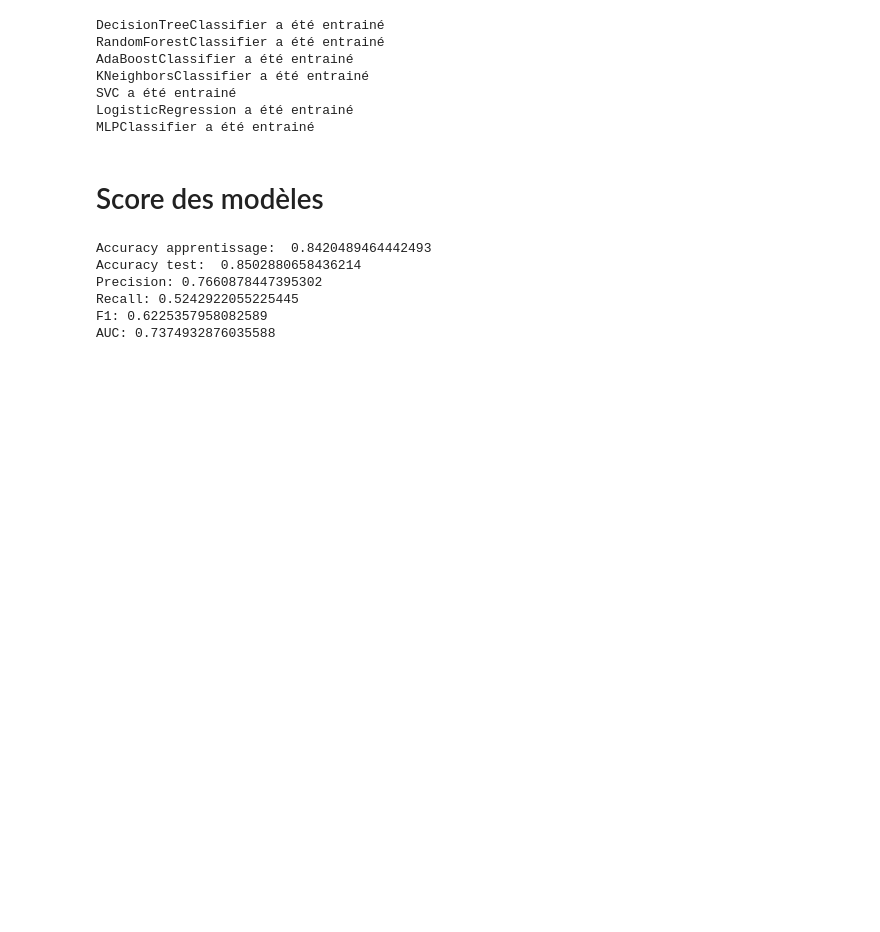
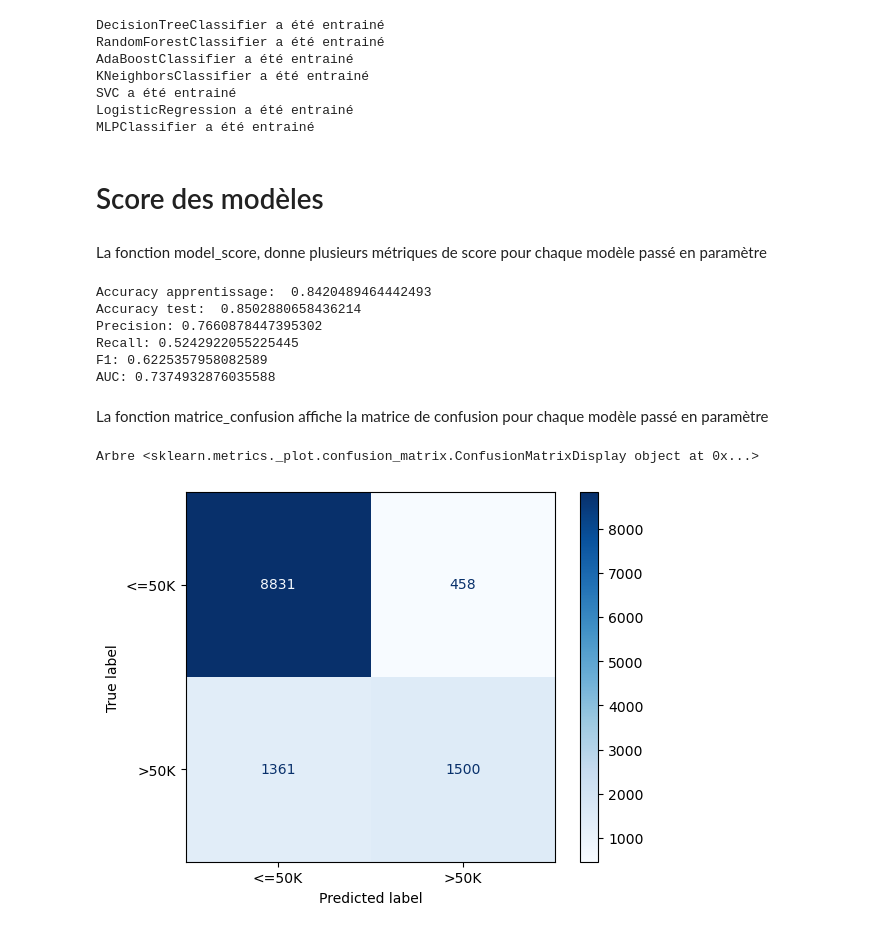
Before and after one commit to AxoulDeci/MLOPS, a Jupyter notebook: notebooks/main.ipynb, the cells around one changed output. Drawn from its saved outputs; the diff is of its cells as text; code cells hidden in the pictures; blank space fills up the shorter version.

Commit message:
Axel : Ajout fonctions models et fin du main

```diff
--- a/notebooks/main.ipynb
+++ b/notebooks/main.ipynb
@@ -61,6 +76,8 @@ LogisticRegression a été entrainé
 MLPClassifier a été entrainé
 # %% [markdown]
 # Score des modèles
+# %% [markdown]
+La fonction model_score, donne plusieurs métriques de score pour chaque modèle passé en paramètre
 # %%
 model_score(tree,df)
 # %% [output]
@@ -70,3 +87,10 @@ Precision: 0.7660878447395302
 Recall: 0.5242922055225445
 F1: 0.6225357958082589
 AUC: 0.7374932876035588
+# %% [markdown]
+La fonction matrice_confusion affiche la matrice de confusion pour chaque modèle passé en paramètre
+# %%
+matrice_confusion(tree,df)
+# %% [output]
+Arbre <sklearn.metrics._plot.confusion_matrix.ConfusionMatrixDisplay object at 0x...>
+[figure, added]
```
Also changed, not shown: parts of 18 cells of this notebook, 3 other files.
